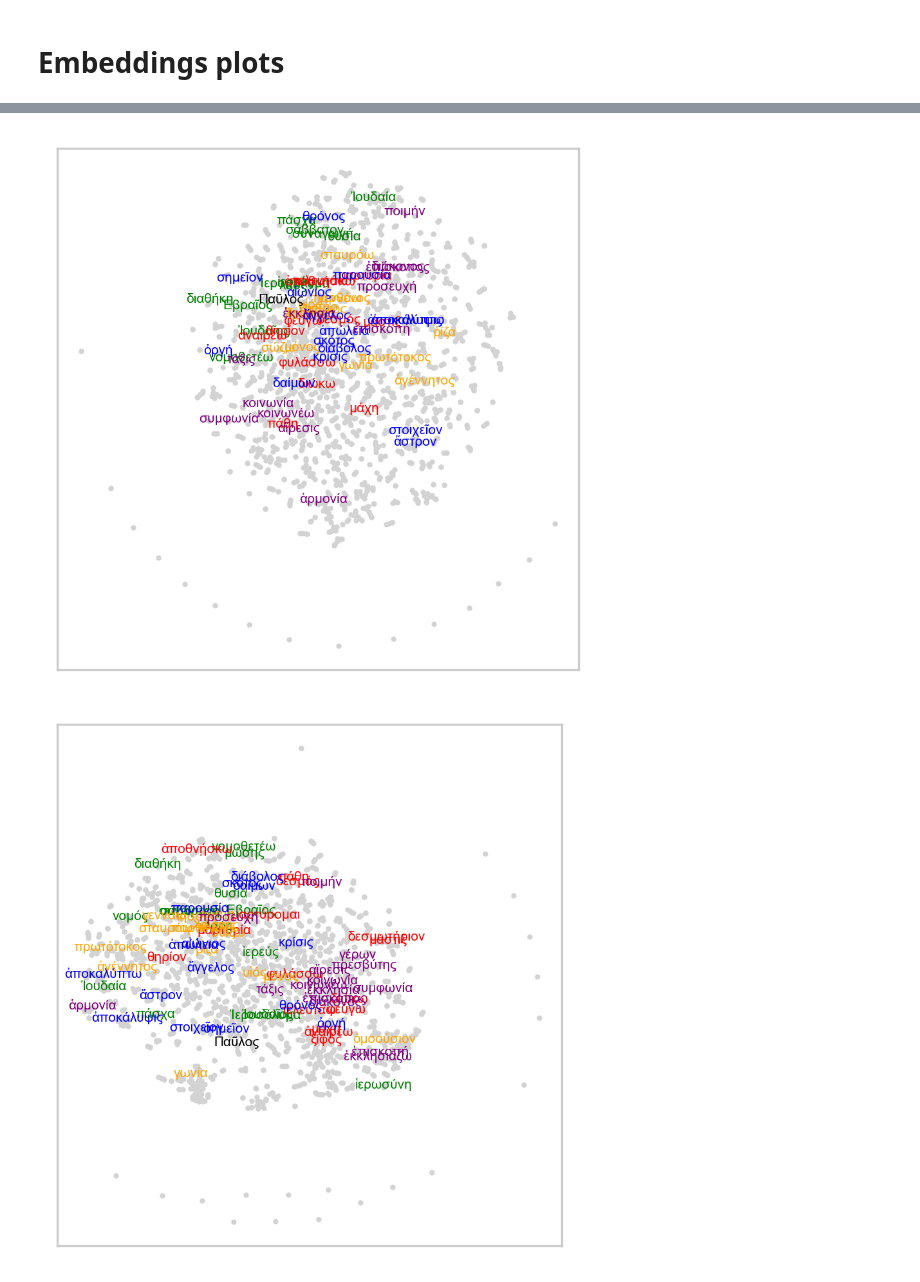
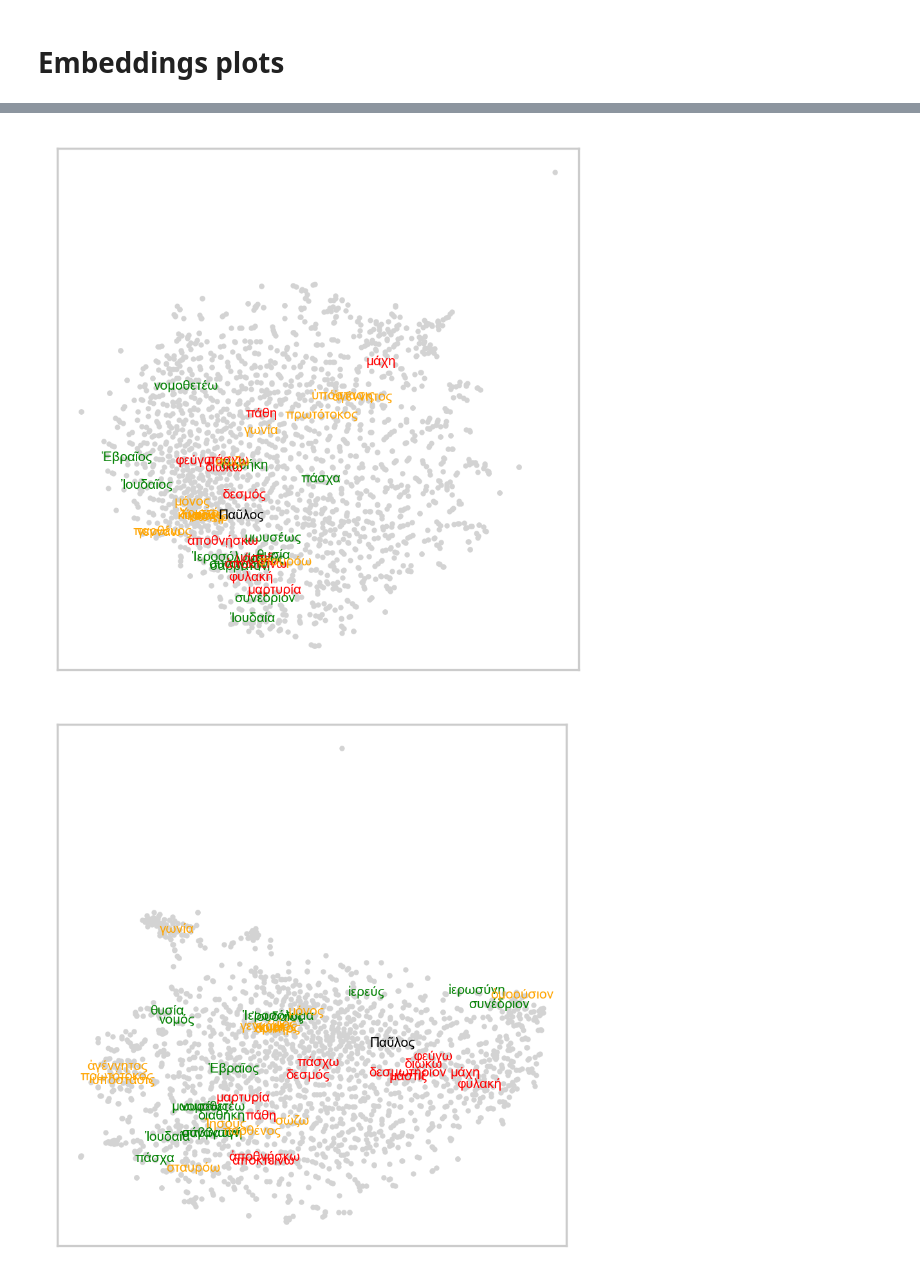
Before and after one commit to kasev/paul, a Jupyter notebook: scripts/4_embeddings-analysis.ipynb, the cells around one changed output, grey strips where cells are left out. Saved outputs shown, nothing was run; the diff lists cells and outputs as text; code cells hidden in the pictures.

Commit message:
new embeddings + new analysis on the level of individual authors

```diff
--- a/scripts/4_embeddings-analysis.ipynb
+++ b/scripts/4_embeddings-analysis.ipynb
@@ -27,8 +27,8 @@ paul_results = gc.open_by_url("https://docs.google.com/spreadsheets/d/1h4M-gK9TP
 # %% [output]
 endpoint variable has been configured to: https://sciencedata.dk/files/
 # %%
-data_1to3 = pickle.load(open("../data/large_files/embeddings_1to3.pkl", "rb"))
-data_4to5 = pickle.load(open("../data/large_files/embeddings_4to5.pkl", "rb"))
+data_1to3 = pickle.load(open("../data/large_files/embeddings_sents+bgs+tgs_ppmi2_1to3.pkl", "rb"))
+data_4to5 = pickle.load(open("../data/large_files/embeddings_sents+bgs+tgs_ppmi2_4to5.pkl", "rb"))
 # %%
 data_1to3[-1]
 # %% [output]
@@ -84,6 +84,6 @@ paul_nn_df
 # %% [markdown]
 # Manually anotated words
 # %%
-coding_words = get_as_dataframe(paul_results.worksheet("coding_words"))
-coding_words[:10]
+coding_words = get_as_dataframe(paul_results.worksheet("coding_words_15"))
+coding_words[:15]
 # %% [output]
@@ -166,7 +171,7 @@ def draw_special_words(wordlist, color):
 # %%
 n = 2000
 n_coded = 15
-xs, ys, words = get_tsne_coors(df_slice(data_1to3[-2], n), perplexity=5)
+xs, ys, words = get_tsne_coors(df_slice(data_1to3[-2], n), perplexity=20)
 
 fig, ax = plt.subplots(figsize=(3, 3), dpi=300, tight_layout=True)
 
@@ -182,7 +187,7 @@ ax.scatter(xs[dots_idx], ys[dots_idx], s=1, color="lightgrey", zorder=1)
 #green_idx = [word[0] for word in enumerate(words) if word[1] in coding_words["jewish devotion"].tolist()[:n_coded]]
 #for x,y,w in zip(xs[green_idx], ys[green_idx] - 0.003, words[green_idx]):
 #    ax.text(x,y,w, horizontalalignment='center', fontsize=5, color="green", zorder=3)
-for col, color in zip(coding_words.columns, ["green", "red", "orange", "blue", "purple"]):
+for col, color in zip(coding_words.columns[:3], ["green", "red", "orange", "blue", "purple", "pink"][:3]):
     wordlist = coding_words[col].tolist()[:n_coded]
     draw_special_words(wordlist, color)
 
@@ -190,32 +195,32 @@ for col, color in zip(coding_words.columns, ["green", "red", "orange", "blue", "
 ax.axes.get_xaxis().set_visible(False)
 ax.axes.get_yaxis().set_visible(False)
 # %% [output]
-[figure, old version]
+[figure, new version]
 # %%
 n = 2000
 n_coded = 15
-xs, ys, words = get_tsne_coors(df_slice(data_4to5[-2], n), perplexity=5)
+xs, ys, words = get_tsne_coors(df_slice(data_4to5[-2], n), perplexity=20)
 
 fig, ax = plt.subplots(figsize=(3, 3), dpi=300, tight_layout=True)
 
 # paul
 paul_idx = [word[0] for word in enumerate(words) if word[1] == "Παῦλος"]
 ax.text(xs[paul_idx], ys[paul_idx], words[paul_idx][0], horizontalalignment='center', fontsize=5, color="black", zorder=4)
 
 # all words as dots if not in lists
 dots_idx = [word[0] for word in enumerate(words) if word[1] not in []]
 ax.scatter(xs[dots_idx], ys[dots_idx], s=1, color="lightgrey", zorder=1)
 
 # jewishness
 #green_idx = [word[0] for word in enumerate(words) if word[1] in coding_words["jewish devotion"].tolist()[:n_coded]]
 #for x,y,w in zip(xs[green_idx], ys[green_idx] - 0.003, words[green_idx]):
 #    ax.text(x,y,w, horizontalalignment='center', fontsize=5, color="green", zorder=3)
-for col, color in zip(coding_words.columns, ["green", "red", "orange", "blue", "purple"]):
+for col, color in zip(coding_words.columns[:3], ["green", "red", "orange", "blue", "purple", "pink"][:3]):
     wordlist = coding_words[col].tolist()[:n_coded]
     draw_special_words(wordlist, color)
 
 
 ax.axes.get_xaxis().set_visible(False)
 ax.axes.get_yaxis().set_visible(False)
 # %% [output]
-[figure, old version]
+[figure, new version]
```
Also changed, not shown: parts of 5 cells of this notebook, 3 other files.
